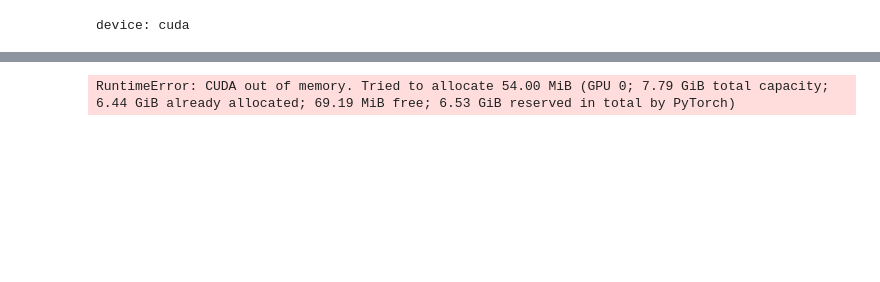
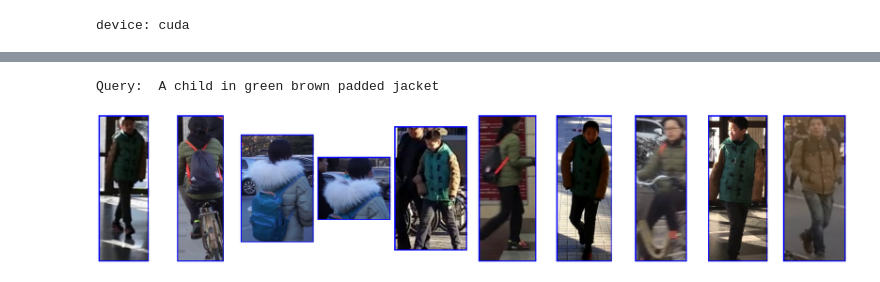
Before and after one commit to nilay-matroid/X-VLM-extended, a Jupyter notebook: demo/demo.ipynb, the cells around one changed output, grey strips where cells are left out. Drawn from its saved outputs; the diff is of its cells as text; code cells hidden in the pictures; blank space fills up the shorter version.

```diff
--- a/demo/demo.ipynb
+++ b/demo/demo.ipynb
@@ -14,8 +14,11 @@ class Args:
 
 device = 'cuda' if torch.cuda.is_available() else 'cpu'
 print(f"device: {device}")
-args = Args(dataset='re', config='./itr_coco/config.yaml', output_dir='./',\
-     checkpoint='../checkpoints/itr_coco/checkpoint_9.pth', device=device)
+# args = Args(dataset='re', config='./itr_coco/config.yaml', output_dir='./',\
+#      checkpoint='../checkpoints/itr_coco/checkpoint_9.pth', device=device)
+
+args = Args(dataset='personreid_re', config='./itr_rstpreid/config.yaml', output_dir='./',\
+     checkpoint='../output/itr_rstpreid_finetune_from_zeroshot/checkpoint_best.pth', device=device, load_pretrained=True)
 # %% [output]
 device: cuda
 # %%
@@ -30,7 +43,8 @@ Creating retrieval dataset
 Creating Dataloader...
 ### be careful: func create_loader returns a list length of 1
-# %%
-visualizer.index_images()
-visualizer.show_results("A tall man in black dress")
-# %% [output]
-RuntimeError: CUDA out of memory. Tried to allocate 54.00 MiB (GPU 0; 7.79 GiB total capacity; 6.44 GiB already allocated; 69.19 MiB free; 6.53 GiB reserved in total by PyTorch)
+# %%
+
+visualizer.show_results("A child in green brown padded jacket")
+# %% [output]
+Query:  A child in green brown padded jacket
+[figure, added]
```
Also changed, not shown: parts of 1 cell of this notebook, 6 other files.
